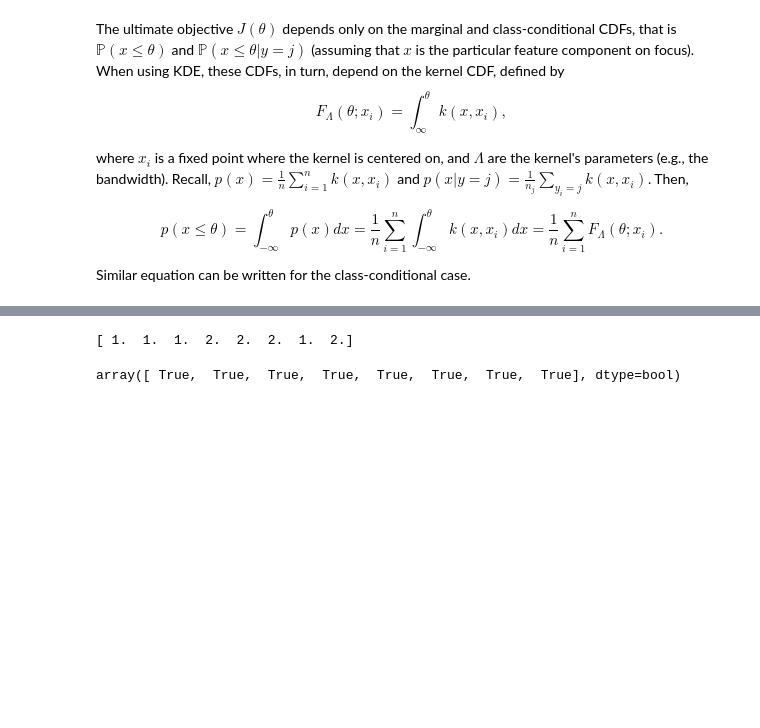
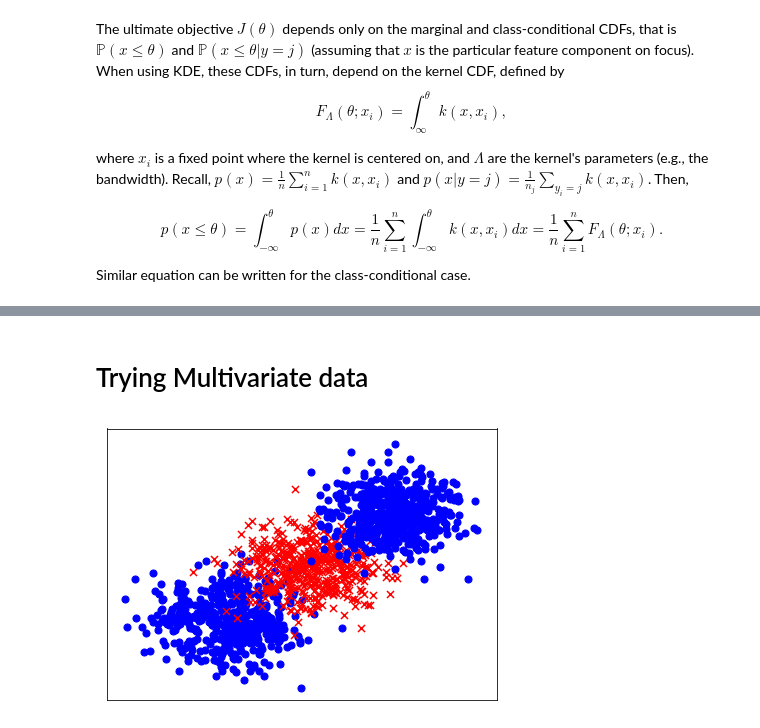
Before and after one commit to jamshids/decision-trees, a Jupyter notebook: GeneralNotes.ipynb, the cells around one changed output, grey strips where cells are left out. Cells and saved outputs as stored; diff of their text form; code cells hidden in the pictures; blank space fills up the shorter version.

```diff
--- a/GeneralNotes.ipynb
+++ b/GeneralNotes.ipynb
@@ -349,8 +303,30 @@ ax.scatter(test_dat[test_labels==2.], np.zeros(np.sum(test_labels==2.)), marker=
-# %%
-_, predictions = TREE.posteriors_predict(np.sort(test_dat))
-print test_labels[np.argsort(test_dat)]
-predictions == predictions
-#chosen_sub.posteriors_predict(np.array([.68]))
-# %% [output]
-[ 1.  1.  1.  2.  2.  2.  1.  2.]
-array([ True,  True,  True,  True,  True,  True,  True,  True], dtype=bool)
+# %% [markdown]
+# Trying Multivariate data
+# %%
+# 2D Gaussian data
+# generate two-gaussian data samples
+# class one
+n1 = 500
+n2 = 500
+n3 = 500
+X1 = 1.1*np.random.randn(2, n1)
+X2 = np.random.randn(2, n2) + 2.5
+X3 = np.random.randn(2, n2) + 5
+# %%
+fig = plt.figure(figsize=(7,5))
+ax = fig.add_subplot(111)
+ax.scatter(X1[0,:], X1[1,:], marker='o', color='b', s=50)
+ax.scatter(X2[0,:], X2[1,:], marker='x', color='r', s=50)
+ax.scatter(X3[0,:], X3[1,:], marker='o', color='b', s=50)
+
+X = np.concatenate((X1,X3,X2), axis=1)
+labels = np.ones(n1+n2+n3)
+labels[n1+n3:] = 2
+ax.set_xticklabels([])
+for tic in ax.xaxis.get_major_ticks():
+    tic.tick1On = tic.tick2On = False
+ax.set_yticklabels([])
+for tic in ax.yaxis.get_major_ticks():
+    tic.tick1On = tic.tick2On = False
+# %% [output]
+[figure, added]
```
Also changed, not shown: parts of 46 cells of this notebook.
